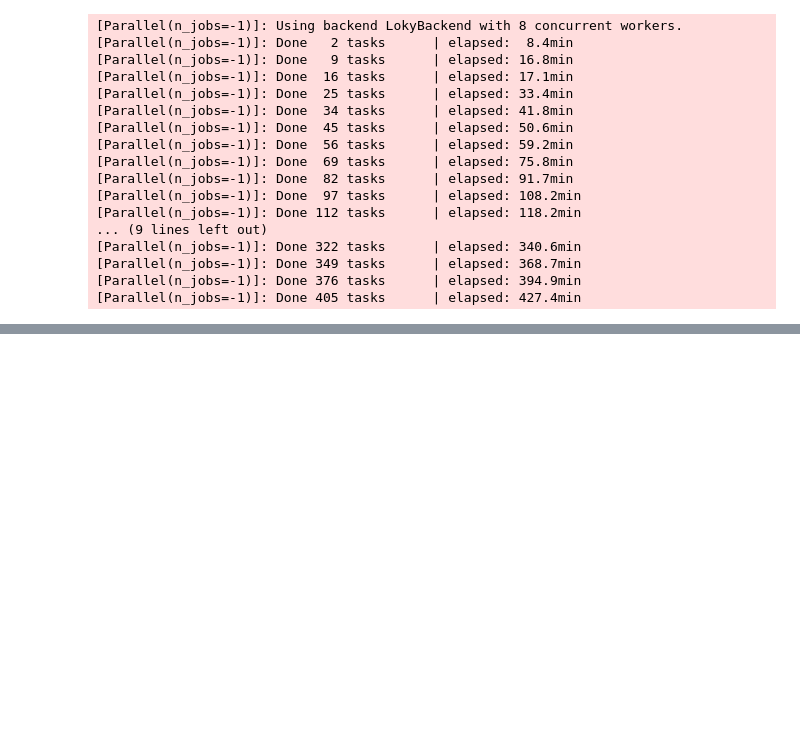
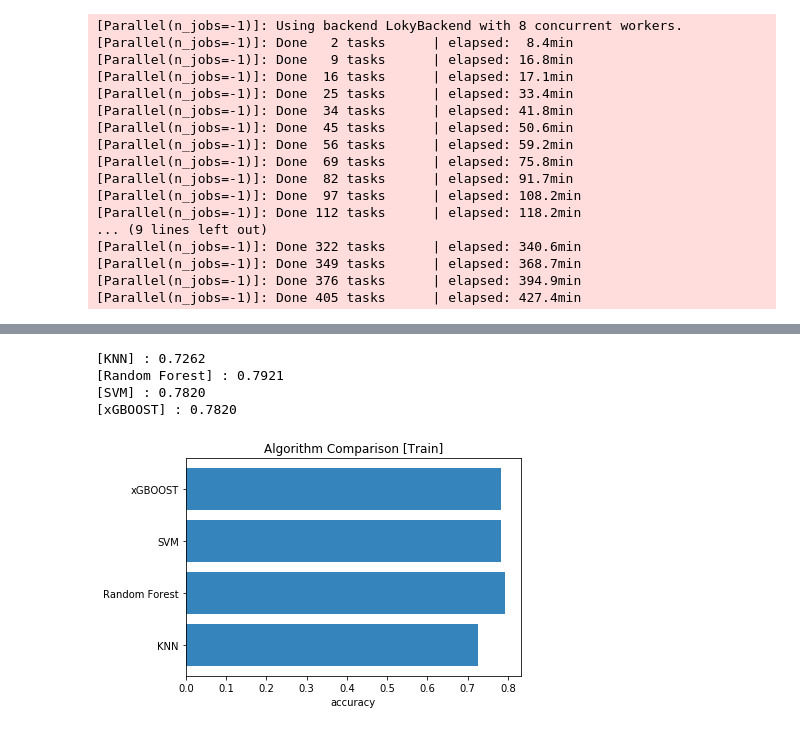
Before and after one commit to abdelrahmanYaseen/ML_HW2, a Jupyter notebook: Otto.ipynb, the cells around one changed output, grey strips where cells are left out. Saved outputs shown, nothing was run; the diff lists cells and outputs as text; code cells hidden in the pictures; blank space fills up the shorter version.

```diff
--- a/Otto.ipynb
+++ b/Otto.ipynb
@@ -476,0 +511,23 @@ Fitting 1000 folds for each of 8 candidates, totalling 8000 fits
+# %%
+objects = ['KNN','Random Forest','SVM','xGBOOST']
+x_pos = np.arange(len(objects))
+performance =[]
+performance.append(knn_model.score(X_test,y_test))
+performance.append(rf_model.score(X_test,y_test))
+performance.append(svc_model.score(X_test,y_test))
+performance.append(svc_model.score(X_test,y_test))
+
+for (i,j) in zip(objects,performance):
+    print("[%s] : %.4f" % (i,j))
+
+plt.barh(x_pos, performance, align='center', alpha=0.9)
+plt.yticks(x_pos, objects)
+plt.xlabel('accuracy')
+plt.title('Algorithm Comparison [Train]')
+plt.show()
+# %% [output]
+[KNN] : 0.7262
+[Random Forest] : 0.7921
+[SVM] : 0.7820
+[xGBOOST] : 0.7820
+[figure, added]
```
Also changed, not shown: parts of 16 cells of this notebook.
